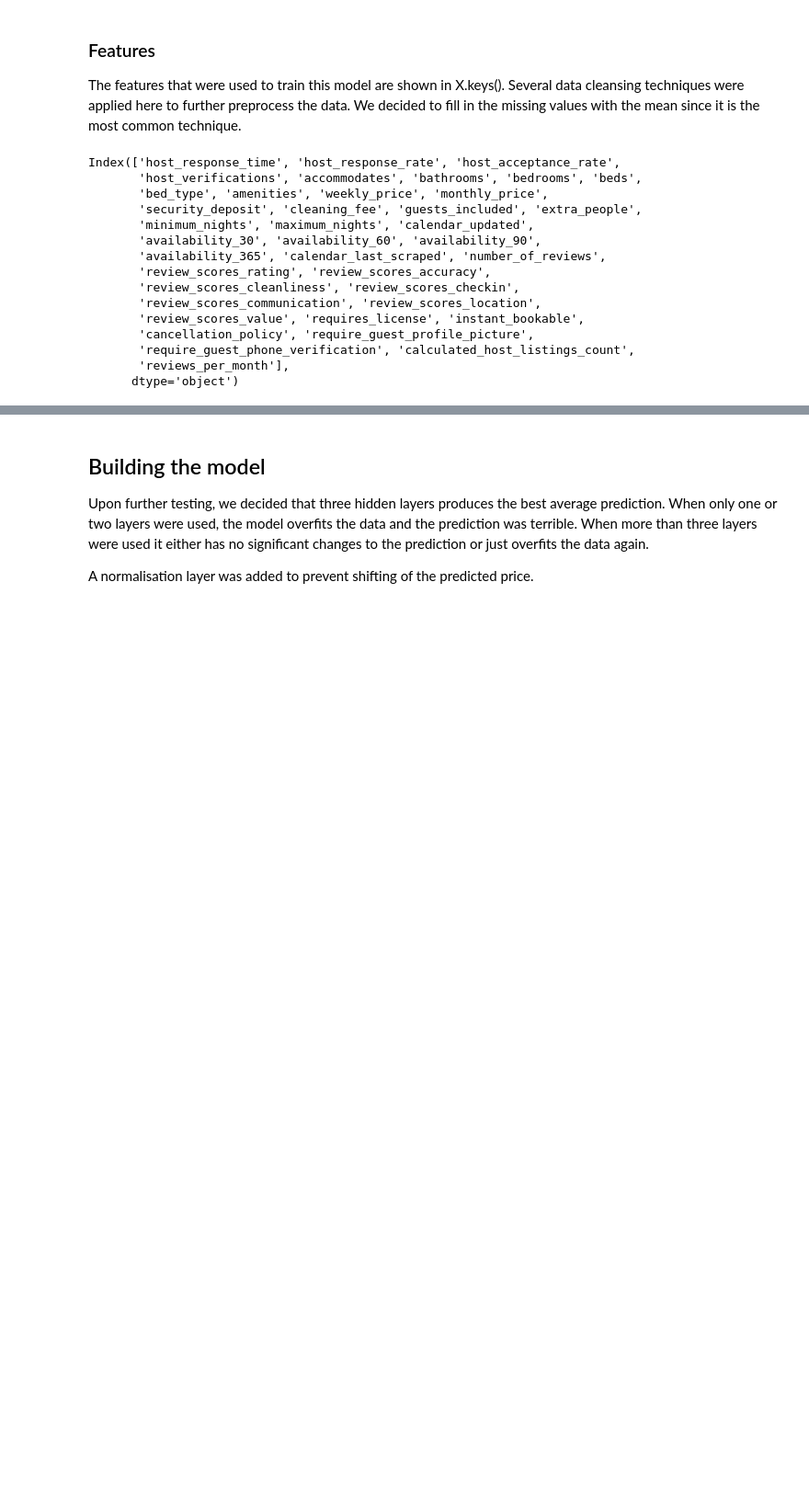
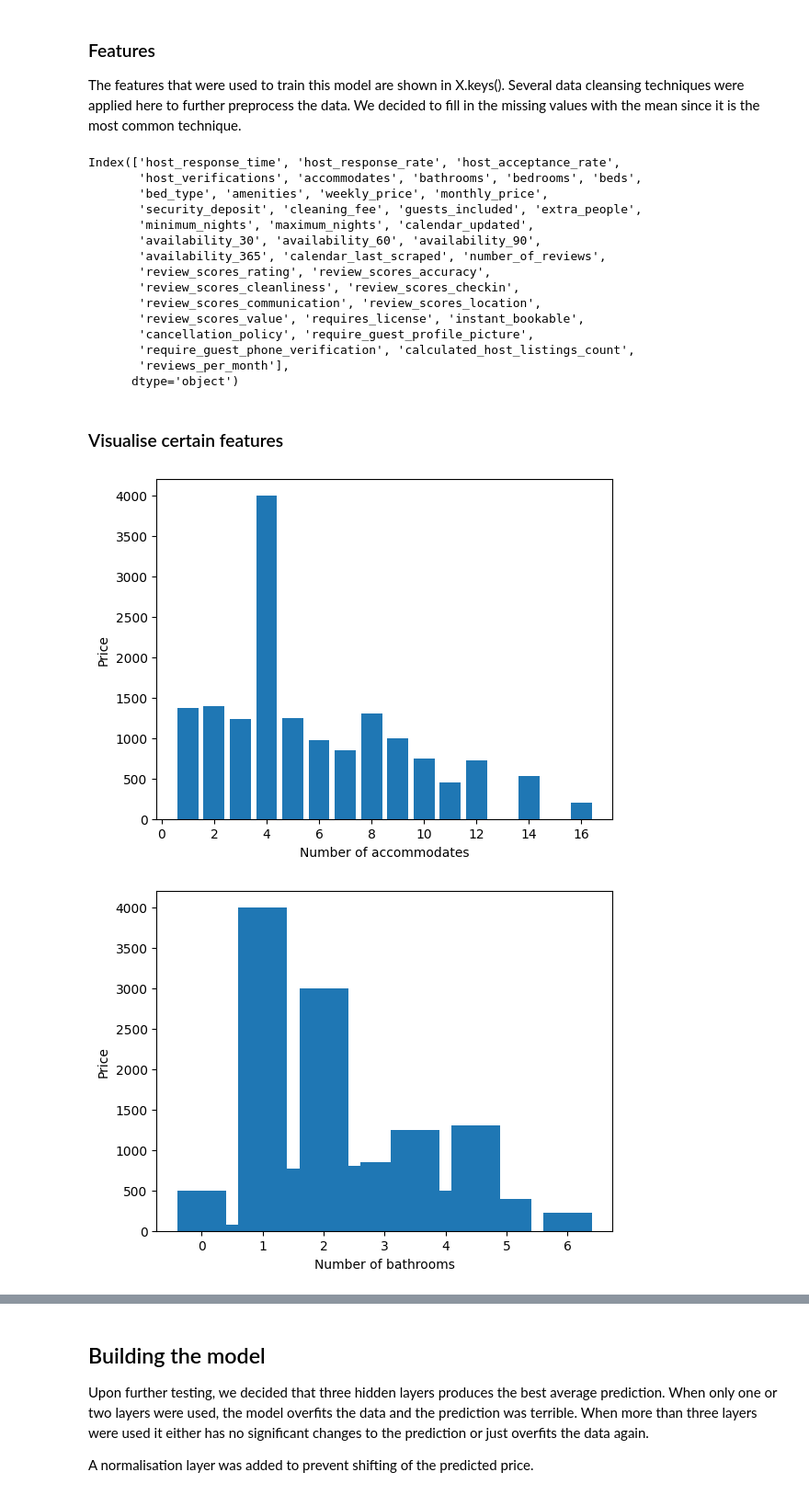
Before and after one commit to gabrielchoonggeliang/Airbnb-Price-Prediction-ANN, a Jupyter notebook: airbnb_rent_price_prediction.ipynb, the cells around one changed output, grey strips where cells are left out. Shown at 92% size. Saved outputs shown, nothing was run; the diff lists cells and outputs as text; code cells hidden in the pictures; blank space fills up the shorter version.

Commit message:
Visualise features

```diff
--- a/airbnb_rent_price_prediction.ipynb
+++ b/airbnb_rent_price_prediction.ipynb
@@ -114,3 +114,39 @@ for column in X.select_dtypes(include='object'):
 
 # Fill the missing values for numerical columns
 X.fillna(X.mean().iloc[0], inplace=True)
+# %% [markdown]
+### Visualise certain features
+# %%
+import matplotlib.pyplot as plt
+import numpy as np
+
+# Plot the price vs. number of reviews
+plt.bar(X["accommodates"], y)
+plt.xlabel("Number of accommodates")
+plt.ylabel("Price")
+plt.savefig('accommodates.png')
+plt.show()
+
+# Plot the price vs. review score rating
+plt.bar(X["bathrooms"], y)
+plt.xlabel("Number of bathrooms")
+plt.ylabel("Price")
+plt.savefig('bathrooms.png')
+plt.show()
+
+# Plot the price vs. availability in 30 days
+plt.bar(X["bedrooms"], y)
+plt.xlabel("Number of bedrooms")
+plt.ylabel("Price")
+plt.savefig('bedrooms.png')
+plt.show()
+
+# Plot the price vs. bed type
+plt.bar(X["beds"], y)
+plt.xlabel("Number of beds")
+plt.ylabel("Price")
+plt.savefig('beds.png')
+plt.show()
+# %% [output]
+[figure, added]
+[figure, added]
```
Also changed, not shown: parts of 6 cells of this notebook, 1 other file.
